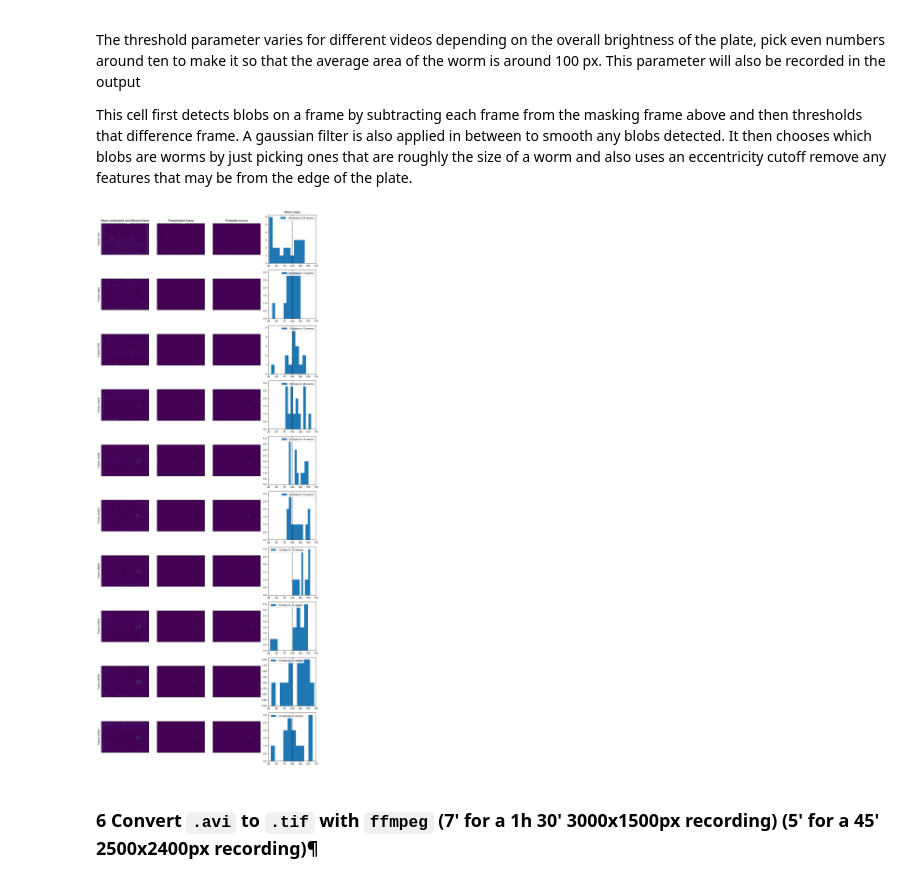
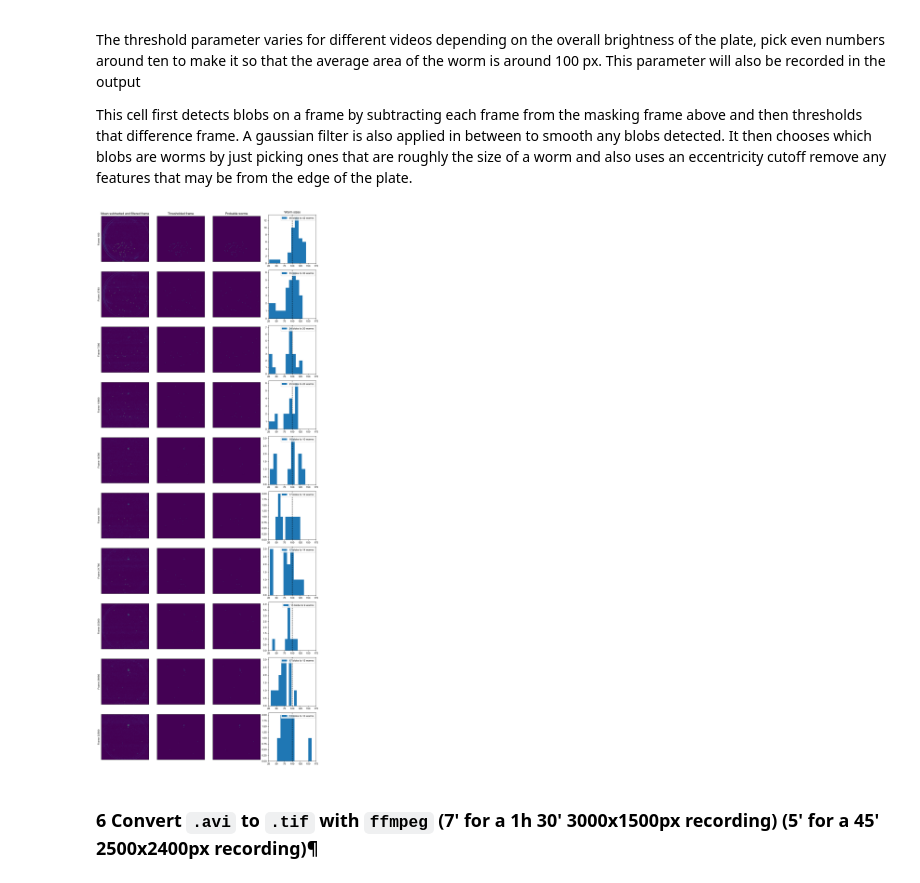
Before and after one commit to azwang10/multi-worm-tracker, a Jupyter notebook: multiwormtracker.ipynb, the cells around one changed output. Cells and saved outputs as stored; diff of their text form; code cells hidden in the pictures.

```diff
--- a/multiwormtracker.ipynb
+++ b/multiwormtracker.ipynb
@@ -16,8 +16,8 @@ from mwt import *
 The notebook requires a scratch directory with a lot of storage that will be filled with the `.avi` file converted into `.tif` for each individual frame. This scratch directory should have up to 75 GB free (51 GB used for a 1h 30' 3000x1500px recording) (36 GB used for a 45' 2500x2400px recording)
 # %%
 #EDIT, filenames with spaces don't quite work and so please replace with underscores first
-INPUT_AVI = '/Volumes/DATA/092524_tph_0h-starve_dot.avi'
-SCRATCH_PATH = '/Volumes/DATA'
+INPUT_AVI = '/Volumes/SCRATCH/112224_n2_tp0h.avi'
+SCRATCH_PATH = '/Volumes/SCRATCH'
 OUTPUT_PATH = '/Users/albertwang/Desktop'
 FRAME_LIMIT = None #if you'd like to process only N number of frames, otherwise keep as None to process the whole video
 
@@ -49,15 +49,15 @@ The threshold parameter varies for different videos depending on the overall bri
 This cell first detects blobs on a frame by subtracting each frame from the masking frame above and then thresholds that difference frame. A gaussian filter is also applied in between to smooth any blobs detected. It then chooses which blobs are worms by just picking ones that are roughly the size of a worm and also uses an eccentricity cutoff remove any features that may be from the edge of the plate.
 # %%
 #EDIT
-THRESHOLD = 10 #THE MOST IMPORTANT PARAMETER, adjust this so that the worm size is centered around 100
+THRESHOLD = 14 #THE MOST IMPORTANT PARAMETER, adjust this so that the worm size is centered around 100
 SIGMA = 2 #applies a gaussian filter with this sigma, can just be kept as two
 AREA_RANGE = (25, 175) #chooses worms in this area range, can just be kept in this range
 ECCENTRICITY_RANGE = (0, 0.99) #chooses worms in this eccentricity range, can just be kept in this range
 IMAGE_MEAN = 240 #normalizes all plates to this average intensity, can just be kept as 240
 
 check_params(scratch_dir, mask, THRESHOLD, SIGMA, AREA_RANGE, ECCENTRICITY_RANGE, IMAGE_MEAN, rows=10)
 # %% [output]
-[figure, old version]
+[figure, new version]
 # %% [markdown]
 ### 6 Convert `.avi` to `.tif` with `ffmpeg` (7' for a 1h 30' 3000x1500px recording) (5' for a 45' 2500x2400px recording)¶
 # %%
```
Also changed, not shown: parts of 8 cells of this notebook, 2 other files.
